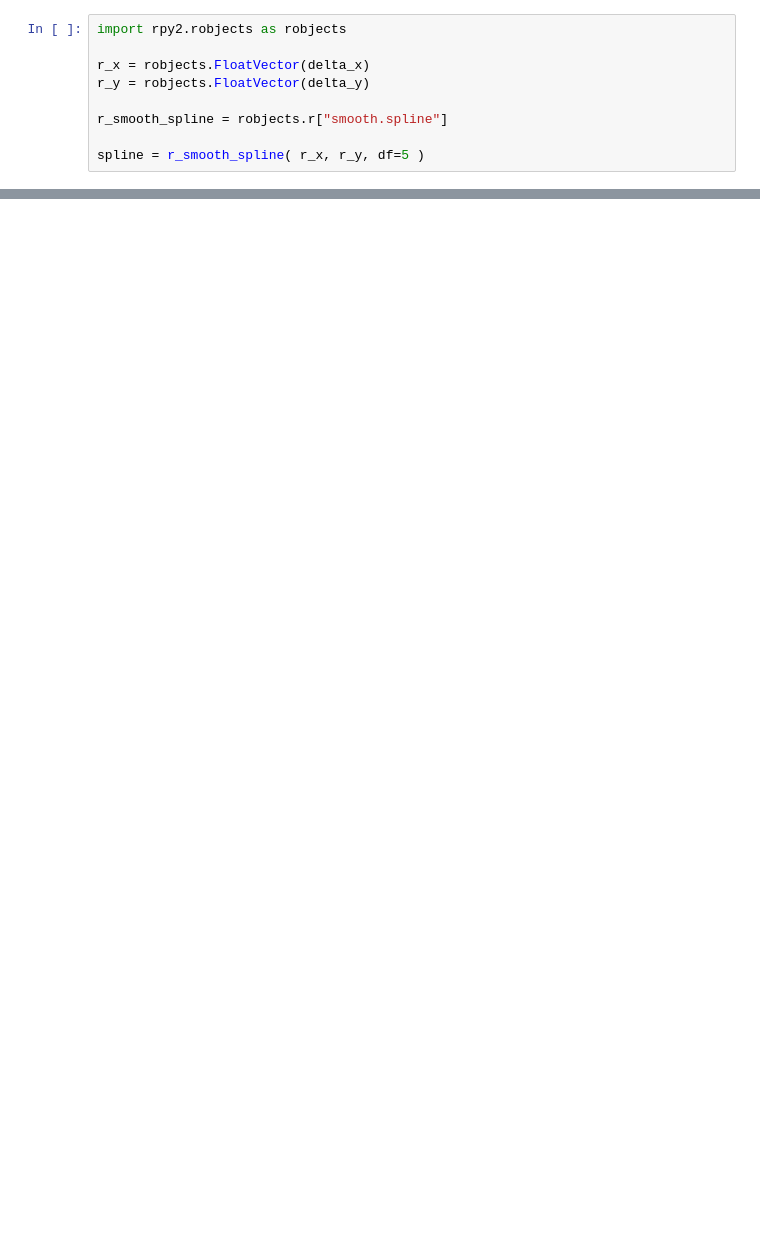
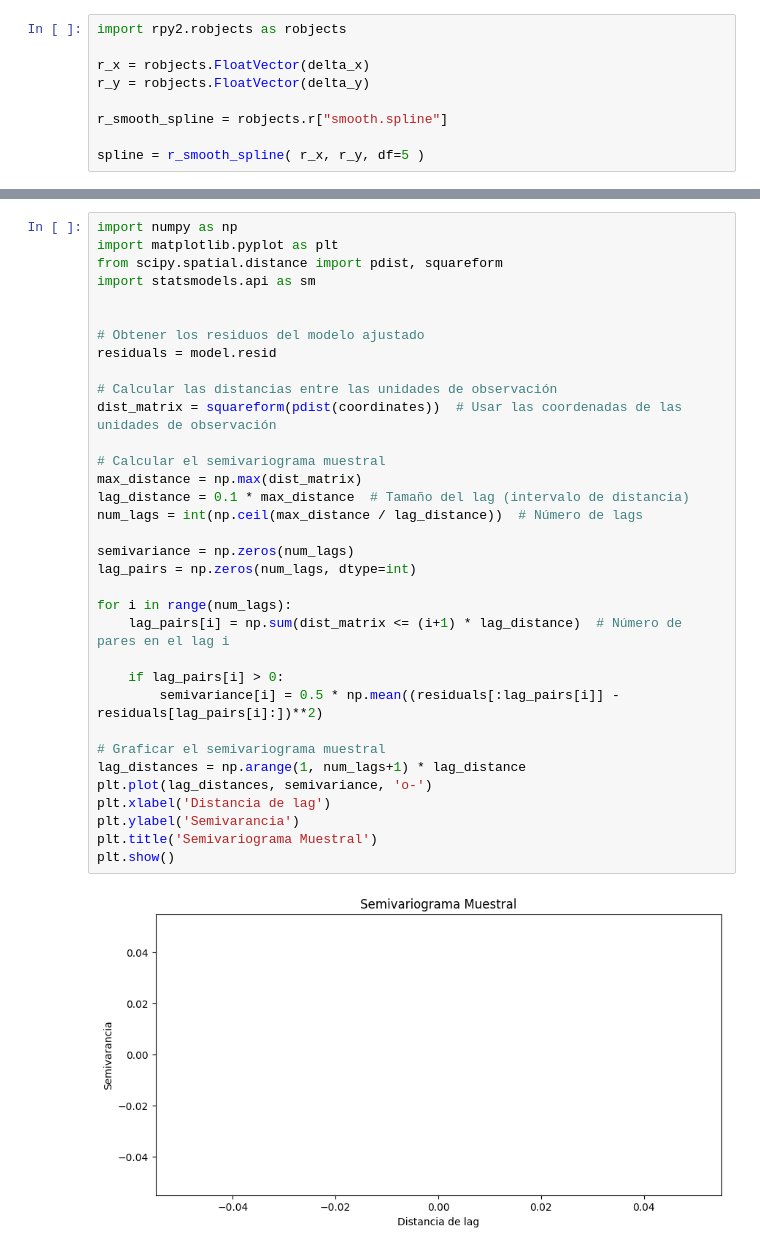
Before and after one commit to ecometto94/Tesis, a Jupyter notebook: Sintaxis/Análisis Descriptivo Paper Style.ipynb, the cells around one changed output, grey strips where cells are left out. Drawn from its saved outputs; the diff is of its cells as text; blank space fills up the shorter version.

```diff
--- a/Sintaxis/Análisis Descriptivo Paper Style.ipynb
+++ b/Sintaxis/Análisis Descriptivo Paper Style.ipynb
@@ -342,0 +372,36 @@ plt.show()
+# %%
+import numpy as np
+import matplotlib.pyplot as plt
+from scipy.spatial.distance import pdist, squareform
+import statsmodels.api as sm
+
+
+# Obtener los residuos del modelo ajustado
+residuals = model.resid
+
+# Calcular las distancias entre las unidades de observación
+dist_matrix = squareform(pdist(coordinates))  # Usar las coordenadas de las unidades de observación
+
+# Calcular el semivariograma muestral
+max_distance = np.max(dist_matrix)
+lag_distance = 0.1 * max_distance  # Tamaño del lag (intervalo de distancia)
+num_lags = int(np.ceil(max_distance / lag_distance))  # Número de lags
+
+semivariance = np.zeros(num_lags)
+lag_pairs = np.zeros(num_lags, dtype=int)
+
+for i in range(num_lags):
+    lag_pairs[i] = np.sum(dist_matrix <= (i+1) * lag_distance)  # Número de pares en el lag i
+
+    if lag_pairs[i] > 0:
+        semivariance[i] = 0.5 * np.mean((residuals[:lag_pairs[i]] - residuals[lag_pairs[i]:])**2)
+
+# Graficar el semivariograma muestral
+lag_distances = np.arange(1, num_lags+1) * lag_distance
+plt.plot(lag_distances, semivariance, 'o-')
+plt.xlabel('Distancia de lag')
+plt.ylabel('Semivarancia')
+plt.title('Semivariograma Muestral')
+plt.show()
+# %% [output]
+[figure, added]
```
Also changed, not shown: parts of 10 cells of this notebook, 4 other files.
